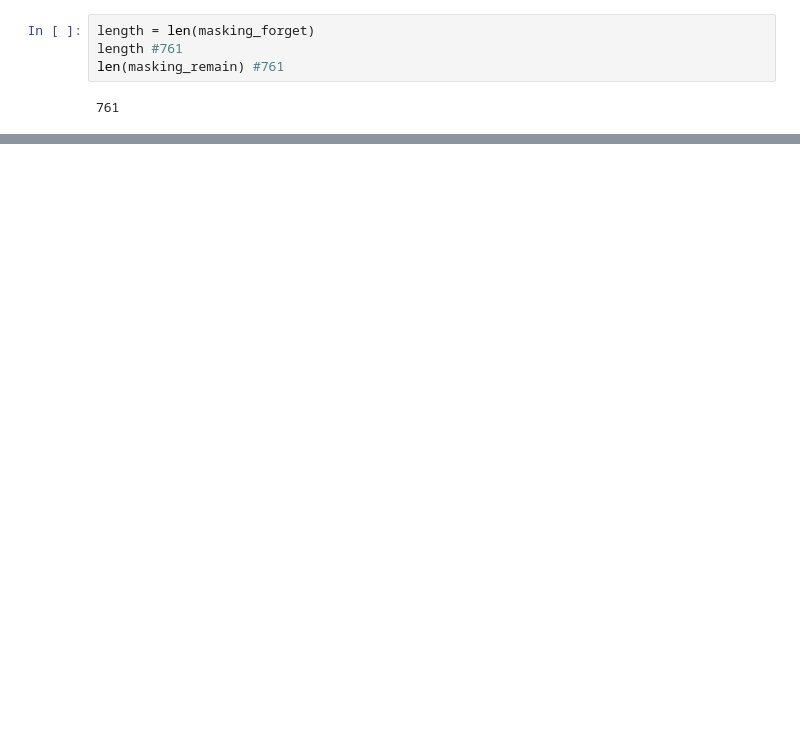
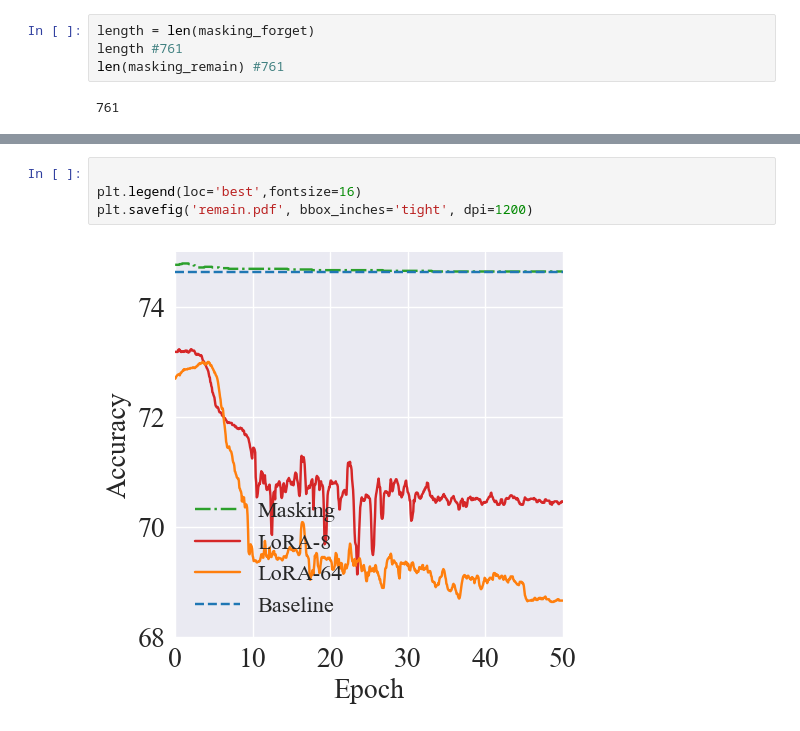
Before and after one commit to bjzhb666/GS-LoRA, a Jupyter notebook: Face-Transformer/backbone_forget/draw.ipynb, the cells around one changed output, grey strips where cells are left out. Cells and saved outputs as stored; diff of their text form; blank space fills up the shorter version.

```diff
--- a/Face-Transformer/backbone_forget/draw.ipynb
+++ b/Face-Transformer/backbone_forget/draw.ipynb
@@ -97,0 +99,6 @@ plt.savefig('remain.pdf', bbox_inches='tight', dpi=1200)
+# %%
+
+plt.legend(loc='best',fontsize=16)
+plt.savefig('remain.pdf', bbox_inches='tight', dpi=1200)
+# %% [output]
+[figure, added]
```
Also changed, not shown: parts of 4 cells of this notebook, 6 other files.
